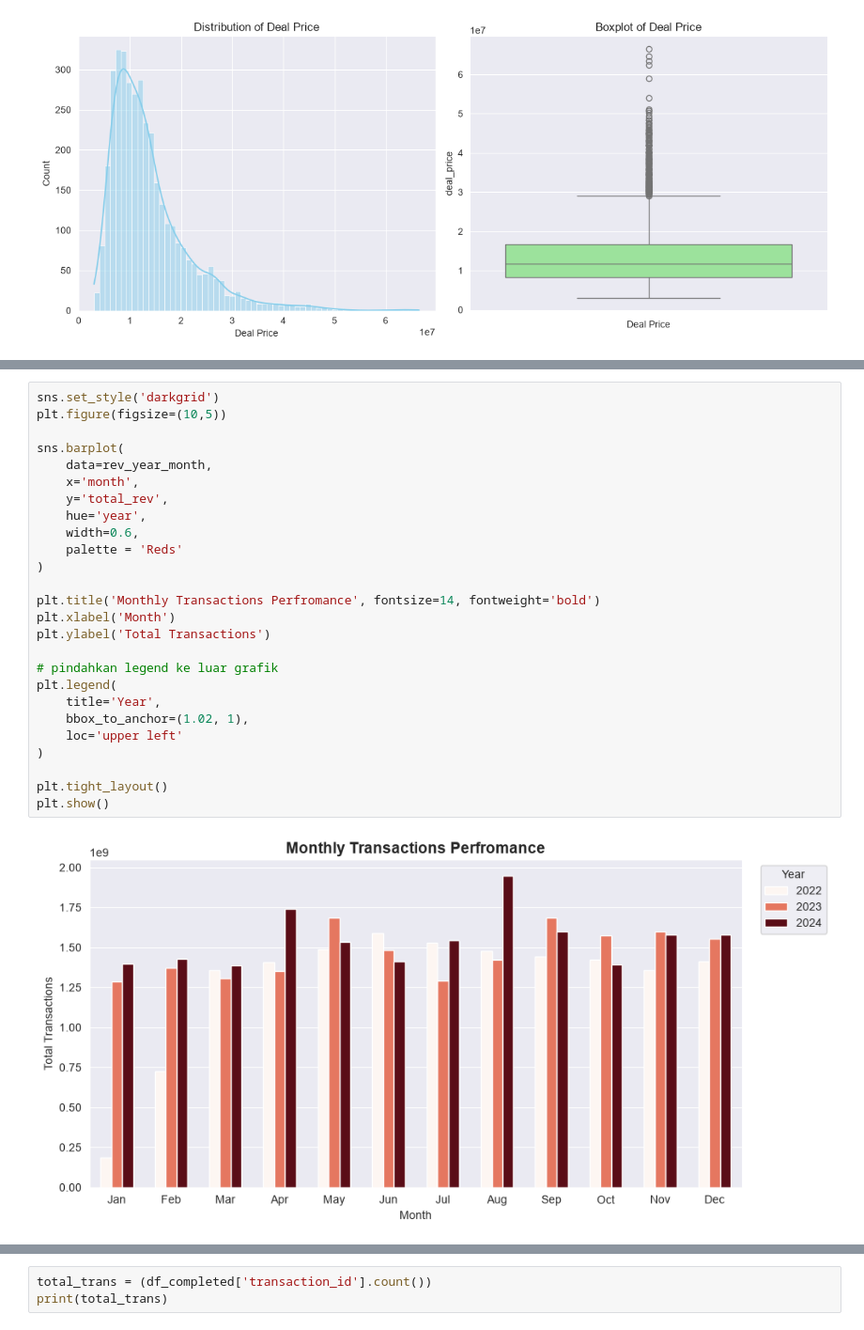
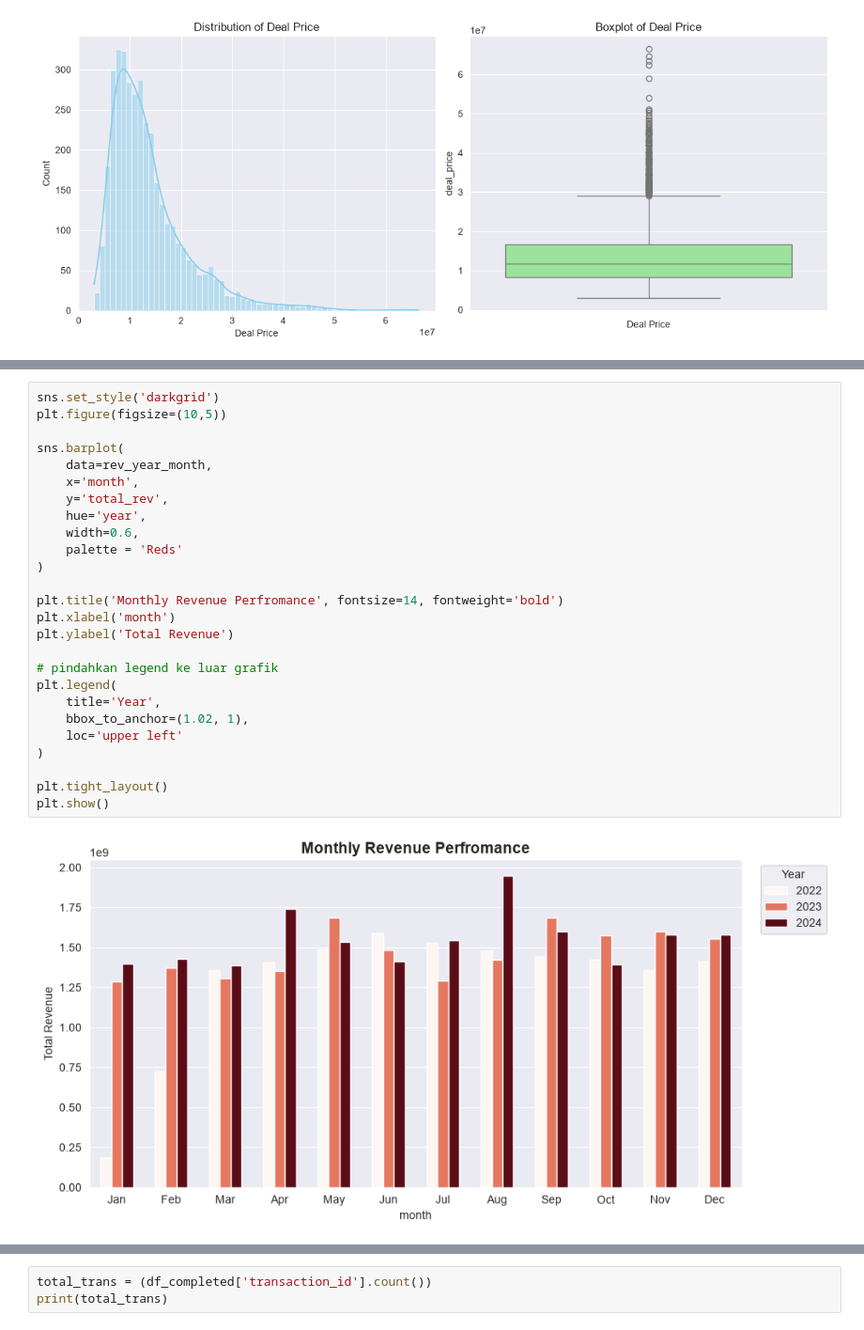
Before and after one commit to hlmtssilvia/Real_Estate_Analytics_Project, a Jupyter notebook: Notebook/Sales_Performance_Analysis.ipynb, the cells around one changed output, grey strips where cells are left out. Shown at 94% size. Saved outputs shown, nothing was run; the diff lists cells and outputs as text.

```diff
--- a/Notebook/Sales_Performance_Analysis.ipynb
+++ b/Notebook/Sales_Performance_Analysis.ipynb
@@ -329,29 +333,29 @@ Best AVG Transactions Month : 15460221.605504587 (May-2023)
 # %%
 sns.set_style('darkgrid')
 plt.figure(figsize=(10,5))
 
 sns.barplot(
     data=rev_year_month,
     x='month',
     y='total_rev',
     hue='year',
     width=0.6,
     palette = 'Reds'
 )
 
-plt.title('Monthly Transactions Perfromance', fontsize=14, fontweight='bold')
-plt.xlabel('Month')
-plt.ylabel('Total Transactions')
+plt.title('Monthly Revenue Perfromance', fontsize=14, fontweight='bold')
+plt.xlabel('month')
+plt.ylabel('Total Revenue')
 
 # pindahkan legend ke luar grafik
 plt.legend(
     title='Year',
     bbox_to_anchor=(1.02, 1),
     loc='upper left'
 )
 
 plt.tight_layout()
 plt.show()
 # %% [output]
-[figure, old version]
+[figure, new version]
 # %% [markdown]
```
Also changed, not shown: parts of 37 cells of this notebook.
